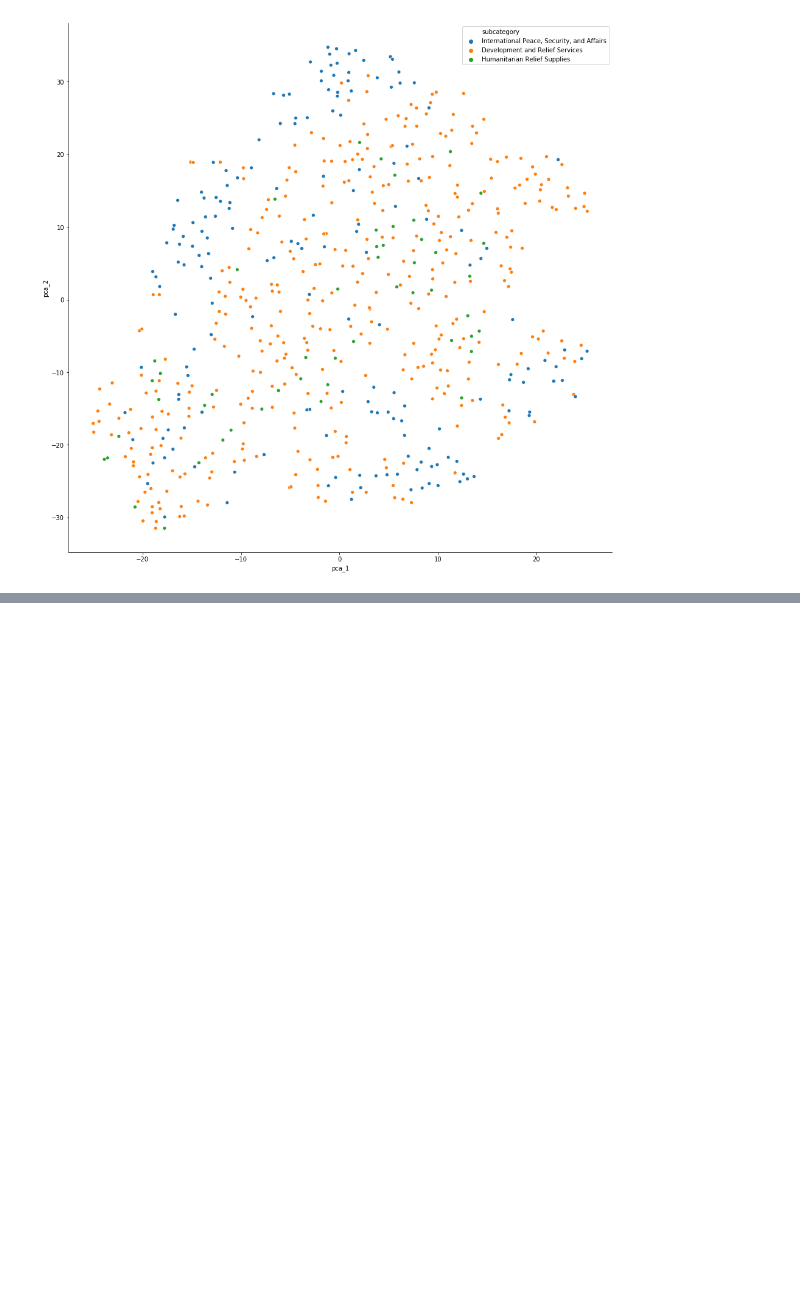
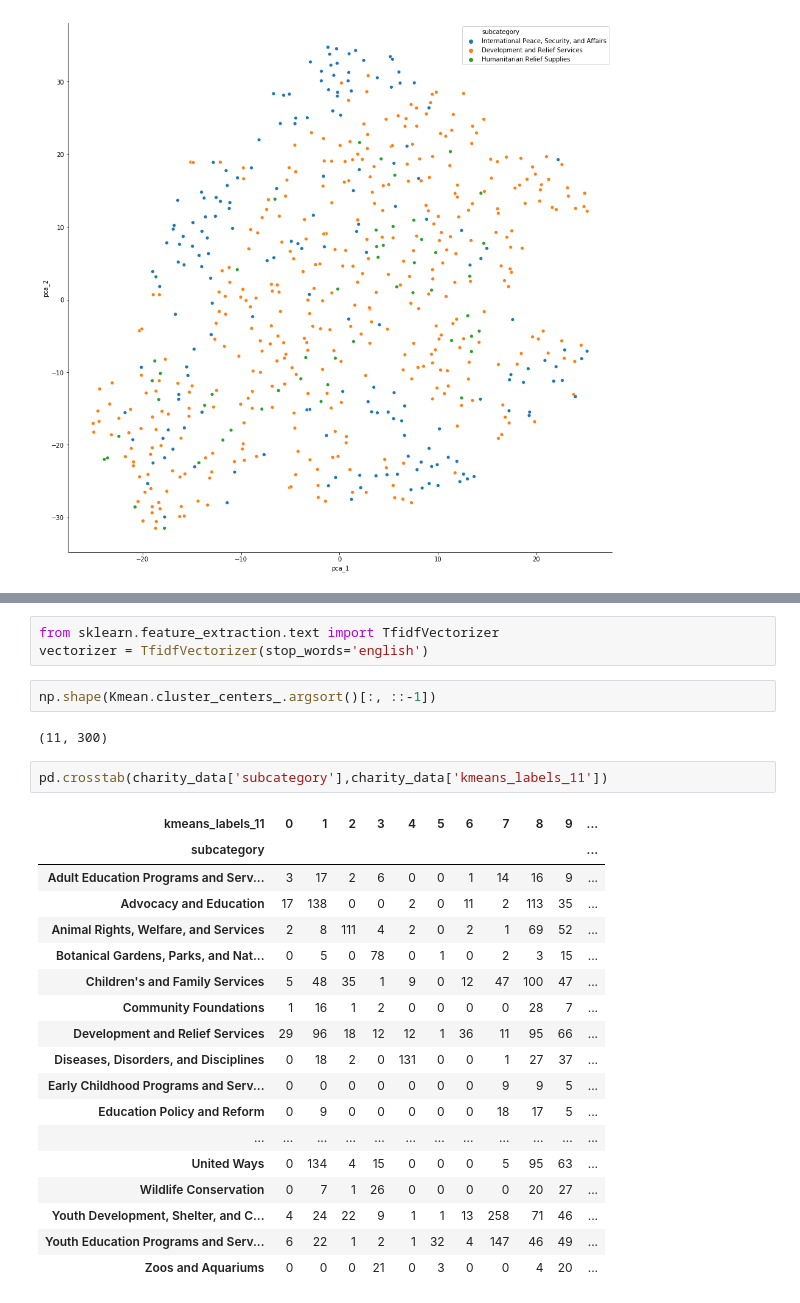
Before and after one commit to achanales/Giver, a Jupyter notebook: eda/chatiy_classification_eda.ipynb, the cells around one changed output, grey strips where cells are left out. Cells and saved outputs as stored; diff of their text form; blank space fills up the shorter version.

```diff
--- a/eda/chatiy_classification_eda.ipynb
+++ b/eda/chatiy_classification_eda.ipynb
@@ -156,0 +215,28 @@ sns.despine()
+# %%
+from sklearn.feature_extraction.text import TfidfVectorizer
+vectorizer = TfidfVectorizer(stop_words='english')
+# %%
+np.shape(Kmean.cluster_centers_.argsort()[:, ::-1])
+# %% [output]
+(11, 300)
+# %%
+pd.crosstab(charity_data['subcategory'],charity_data['kmeans_labels_11'])
+# %% [output]
+| kmeans_labels_11 | 0 | 1 | 2 | 3 | 4 | 5 | 6 | 7 | 8 | 9 | ... |
+| subcategory |  |  |  |  |  |  |  |  |  |  | ... |
+| Adult Education Programs and Serv... | 3 | 17 | 2 | 6 | 0 | 0 | 1 | 14 | 16 | 9 | ... |
+| Advocacy and Education | 17 | 138 | 0 | 0 | 2 | 0 | 11 | 2 | 113 | 35 | ... |
+| Animal Rights, Welfare, and Services | 2 | 8 | 111 | 4 | 2 | 0 | 2 | 1 | 69 | 52 | ... |
+| Botanical Gardens, Parks, and Nat... | 0 | 5 | 0 | 78 | 0 | 1 | 0 | 2 | 3 | 15 | ... |
+| Children's and Family Services | 5 | 48 | 35 | 1 | 9 | 0 | 12 | 47 | 100 | 47 | ... |
+| Community Foundations | 1 | 16 | 1 | 2 | 0 | 0 | 0 | 0 | 28 | 7 | ... |
+| Development and Relief Services | 29 | 96 | 18 | 12 | 12 | 1 | 36 | 11 | 95 | 66 | ... |
+| Diseases, Disorders, and Disciplines | 0 | 18 | 2 | 0 | 131 | 0 | 0 | 1 | 27 | 37 | ... |
+| Early Childhood Programs and Serv... | 0 | 0 | 0 | 0 | 0 | 0 | 0 | 9 | 9 | 5 | ... |
+| Education Policy and Reform | 0 | 9 | 0 | 0 | 0 | 0 | 0 | 18 | 17 | 5 | ... |
+| ... | ... | ... | ... | ... | ... | ... | ... | ... | ... | ... | ... |
+| United Ways | 0 | 134 | 4 | 15 | 0 | 0 | 0 | 5 | 95 | 63 | ... |
+| Wildlife Conservation | 0 | 7 | 1 | 26 | 0 | 0 | 0 | 0 | 20 | 27 | ... |
+| Youth Development, Shelter, and C... | 4 | 24 | 22 | 9 | 1 | 1 | 13 | 258 | 71 | 46 | ... |
+| Youth Education Programs and Serv... | 6 | 22 | 1 | 2 | 1 | 32 | 4 | 147 | 46 | 49 | ... |
+| Zoos and Aquariums | 0 | 0 | 0 | 21 | 0 | 3 | 0 | 0 | 4 | 20 | ... |
```
Also changed, not shown: parts of 30 cells of this notebook, 1 other file.
